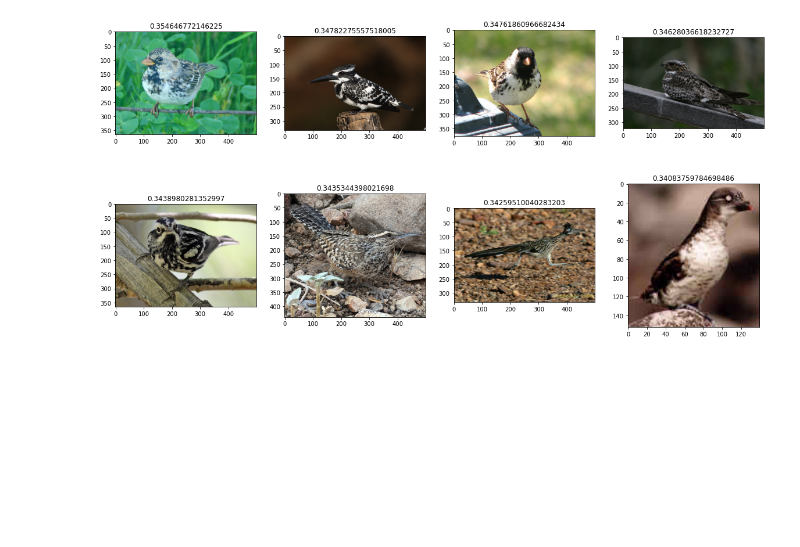
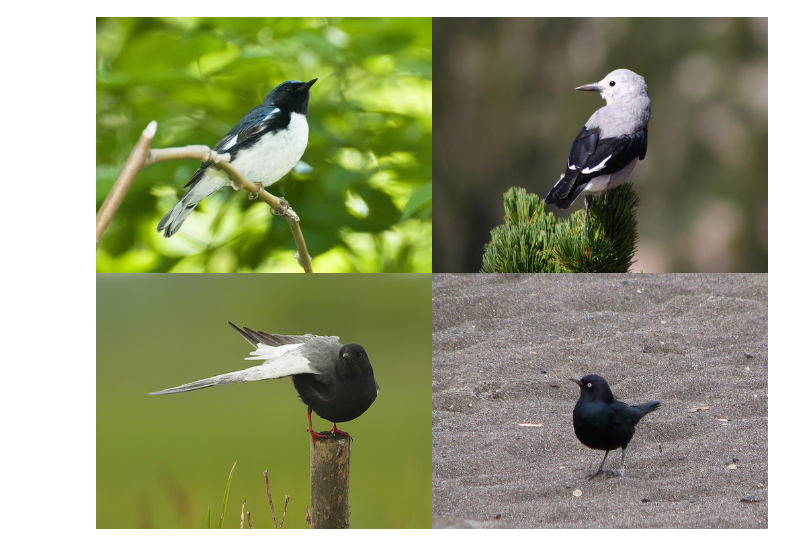
Before and after one commit to dcaustin33/attribute_probe, a Jupyter notebook: CUB_src/training_scripts/CLIP_zero_shot/visualize_cub.ipynb, the cells around one changed output. Drawn from its saved outputs; the diff is of its cells as text; code cells hidden in the pictures; blank space fills up the shorter version.

```diff
--- a/CUB_src/training_scripts/CLIP_zero_shot/visualize_cub.ipynb
+++ b/CUB_src/training_scripts/CLIP_zero_shot/visualize_cub.ipynb
@@ -139,12 +139,14 @@ class Cub2011(Dataset):
         path = os.path.join(self.root, self.base_folder, sample.filepath)
         target = sample.target - 1  # Targets start at 1 by default, so shift to 0
         img = self.loader(path)
+        batch = {}
+        batch['non_tensor_img'] = img
 
         if self.transform:
             img = self.transform(img)
         else: img = torchvision.transforms.ToTensor()(img)
 
-        batch = {}
+
         batch['image'] = img
         batch['class'] = target
         batch['attributes'] = attributes
@@ -154,22 +156,31 @@ class Cub2011(Dataset):
 cub = Cub2011(root='../../../data', args=None, train=True, download=False, transform = False)
 val_cub = Cub2011(root='../../../data', args=None, train=False, download=False, transform = False)
 # %%
-with open('spotted_breast_cosine_similarity.txt', 'r') as f:
+from PIL import Image
+with open('readouts/black_wings_white_belly_cosine_similarity.txt', 'r') as f:
     lines = f.readlines()
 for i in range(len(lines)):
     lines[i] = lines[i].strip().split()
 lines = lines[1:]
-#plot 8 images next to each other
-fig, axs = plt.subplots(2, 4, figsize=(20, 10))
-for i in range(8):
+def image_grid(imgs, rows, cols):
+    assert len(imgs) == rows*cols
+
+    w, h = imgs[0].size
+    grid = Image.new('RGB', size=(cols*w, rows*h))
+    grid_w, grid_h = grid.size
+
+    for i, img in enumerate(imgs):
+        img = img.resize((w, h))
+        grid.paste(img, box=(i%cols*w, i//cols*h))
+    return grid
+imgs = []
+for i in range(4):
     index = int(lines[i][0])
     if index > 10000:
-        img = val_cub[index-30000]['image']
+        img = val_cub[index-30000]['non_tensor_img']
     else:
-        img = cub[index]['image']
-    img = img.permute(1, 2, 0)
-    axs[i//4, i%4].imshow(img)
-    axs[i//4, i%4].set_title(lines[i][1])
-plt.show()
+        img = cub[index]['non_tensor_img']
+    imgs.append(img)
+image_grid(imgs, 2, 2)
 # %% [output]
-[figure, old version]
+[figure, new version]
```
Also changed, not shown: 36 other files.
